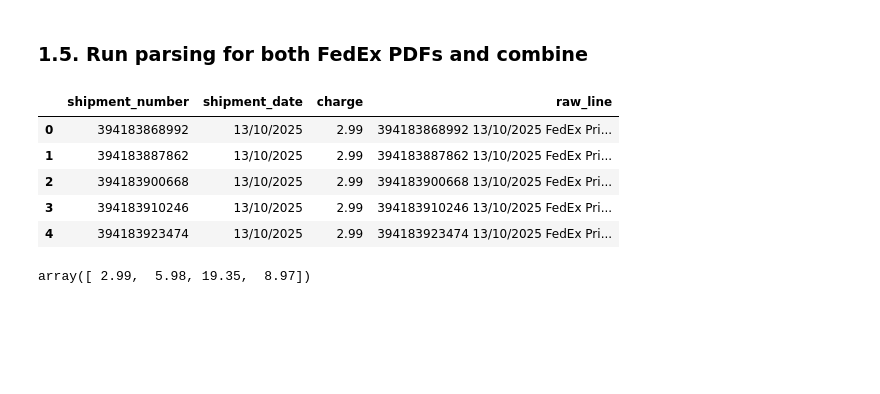
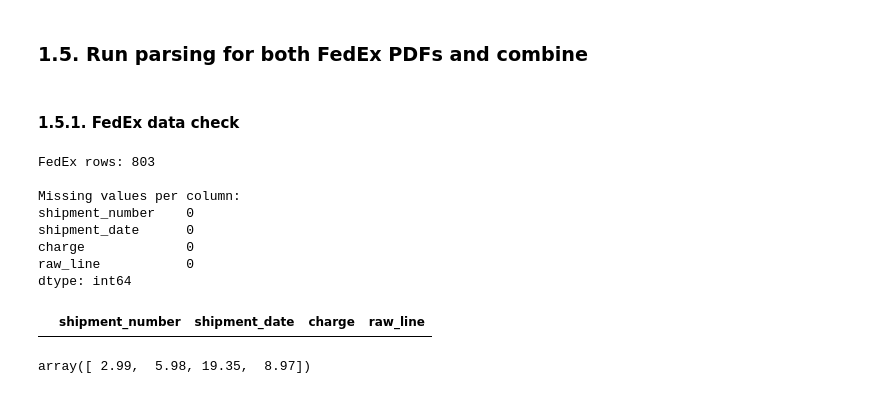
Before and after one commit to alpertoo/pdf-data-extract, a Jupyter notebook: compare.ipynb, the cells around one changed output. Drawn from its saved outputs; the diff is of its cells as text; code cells hidden in the pictures; blank space fills up the shorter version.

```diff
--- a/compare.ipynb
+++ b/compare.ipynb
@@ -134,15 +134,30 @@ fedex_df2 = parse_fedex(fedex_text_2)
 
 # Combine both invoices into one dataframe
 fedex_df = pd.concat([fedex_df1, fedex_df2], ignore_index=True)
-# %%
-fedex_df.head()
-# %% [output]
-|  | shipment_number | shipment_date | charge | raw_line |
-| 0 | 394183868992 | 13/10/2025 | 2.99 | 394183868992 13/10/2025 FedEx Pri... |
-| 1 | 394183887862 | 13/10/2025 | 2.99 | 394183887862 13/10/2025 FedEx Pri... |
-| 2 | 394183900668 | 13/10/2025 | 2.99 | 394183900668 13/10/2025 FedEx Pri... |
-| 3 | 394183910246 | 13/10/2025 | 2.99 | 394183910246 13/10/2025 FedEx Pri... |
-| 4 | 394183923474 | 13/10/2025 | 2.99 | 394183923474 13/10/2025 FedEx Pri... |
+# %% [markdown]
+#### 1.5.1. FedEx data check
+# %%
+# Basic shape and first rows
+print("FedEx rows:", len(fedex_df))
+fedex_df.head()
+
+# Check for missing values
+print("\nMissing values per column:")
+print(fedex_df.isna().sum())
+
+# Check if any charge is zero or negative
+fedex_anomalies_basic = fedex_df[fedex_df["charge"] <= 0]
+fedex_anomalies_basic
+# %% [output]
+FedEx rows: 803
+
+Missing values per column:
+shipment_number    0
+shipment_date      0
+charge             0
+raw_line           0
+dtype: int64
+|  | shipment_number | shipment_date | charge | raw_line |
 # %%
 fedex_df1['charge'].unique()
 # %% [output]
```
Also changed, not shown: parts of 2 cells of this notebook.
